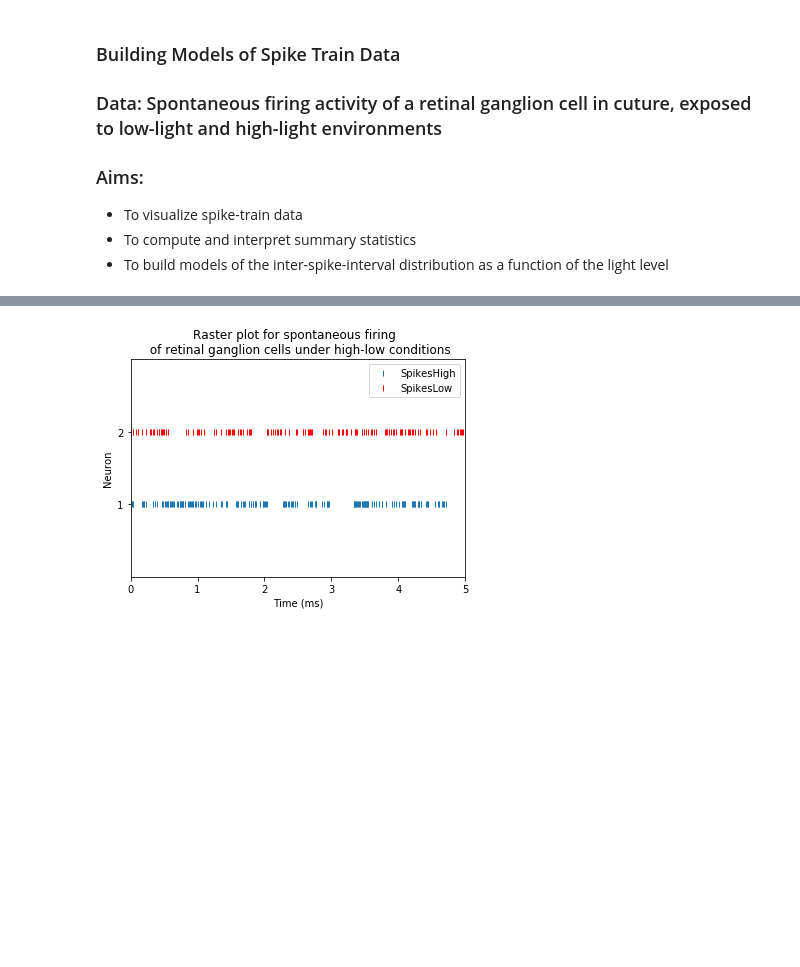
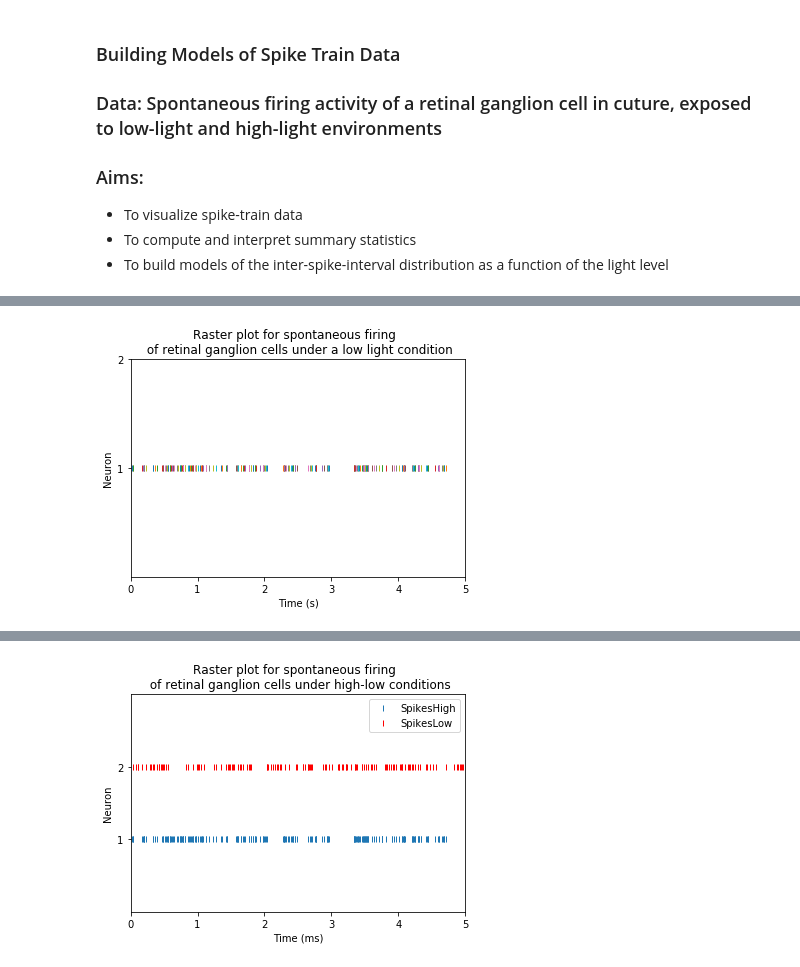
Before and after one commit to josefinacmenendez/IQ_BIO_Workshop_2019, a Jupyter notebook: modeling_isi_distribution.ipynb, the cells around one changed output, grey strips where cells are left out. Drawn from its saved outputs; the diff is of its cells as text; code cells hidden in the pictures; blank space fills up the shorter version.

```diff
--- a/modeling_isi_distribution.ipynb
+++ b/modeling_isi_distribution.ipynb
@@ -137,0 +281,17 @@ def load_mat_file(path):
+# %%
+N_spikes_low = np.shape(data_dict['SpikesHigh'])[1]
+N_spikes_high= np.shape(data_dict['SpikesLow'])[1]
+y_vals_low   = np.ones((1,N_spikes_low))
+y_vals_high  = np.ones((1,N_spikes_high))*2
+low_spikes   = data_dict['SpikesHigh']
+high_spikes  = data_dict['SpikesLow']
+plt.plot(low_spikes,y_vals_low,'|')
+plt.yticks(np.arange(1,3))
+plt.ylim([0,2])
+plt.xlim([0, 5])
+plt.ylabel('Neuron')
+plt.xlabel('Time (s)')
+plt.title('Raster plot for spontaneous firing  \n of retinal ganglion cells under a low light condition')
+plt.show()
+# %% [output]
+[figure, added]
```
Also changed, not shown: parts of 28 cells of this notebook, 3 other files.
